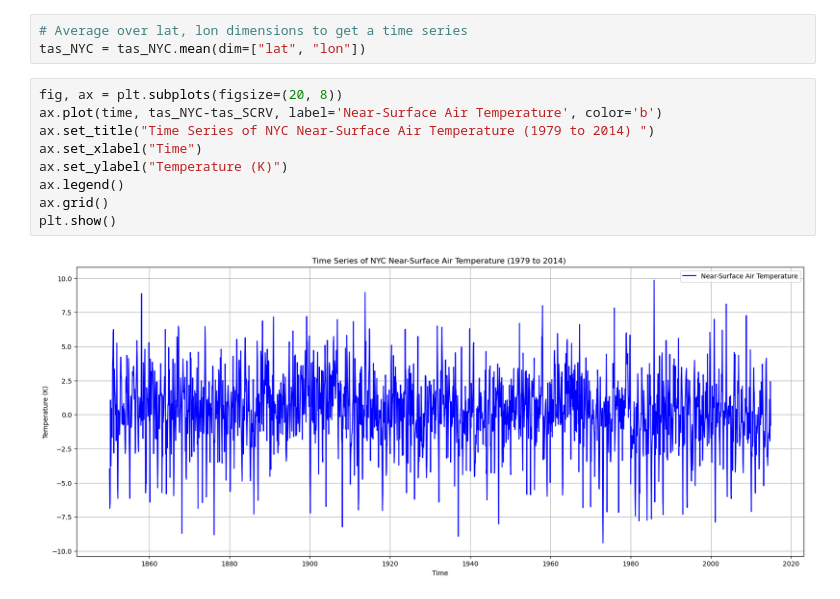
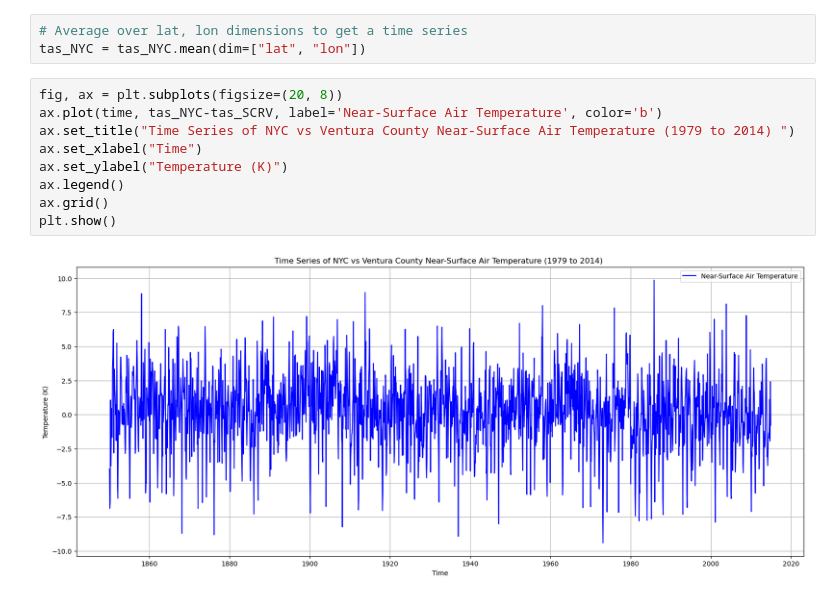
Before and after one commit to imsibaja/Time-Series-Plots, a Jupyter notebook: Workbook_Tutorial1.ipynb, the cells around one changed output. Cells and saved outputs as stored; diff of their text form.

```diff
--- a/Workbook_Tutorial1.ipynb
+++ b/Workbook_Tutorial1.ipynb
@@ -198,11 +198,11 @@ tas_NYC = tas_NYC.mean(dim=["lat", "lon"])
 # %%
 fig, ax = plt.subplots(figsize=(20, 8))
 ax.plot(time, tas_NYC-tas_SCRV, label='Near-Surface Air Temperature', color='b')
-ax.set_title("Time Series of NYC Near-Surface Air Temperature (1979 to 2014) ")
+ax.set_title("Time Series of NYC vs Ventura County Near-Surface Air Temperature (1979 to 2014) ")
 ax.set_xlabel("Time")
 ax.set_ylabel("Temperature (K)")
 ax.legend()
 ax.grid()
 plt.show()
 # %% [output]
-[figure, old version]
+[figure, new version]
```
Also changed, not shown: parts of 1 cell of this notebook.
